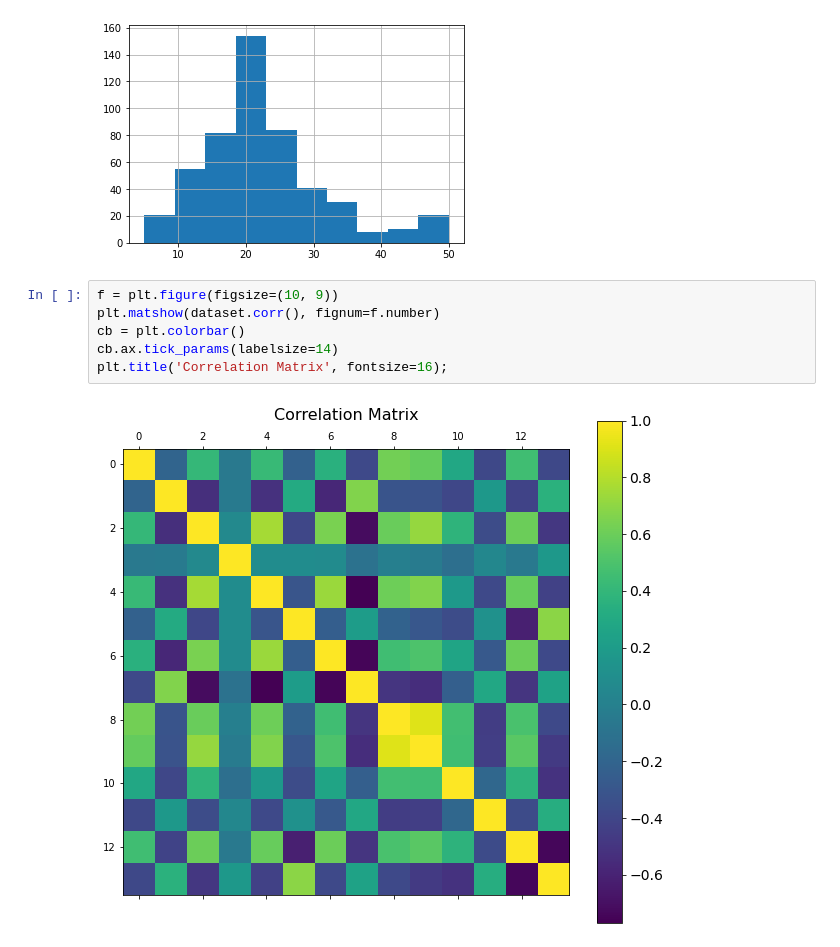
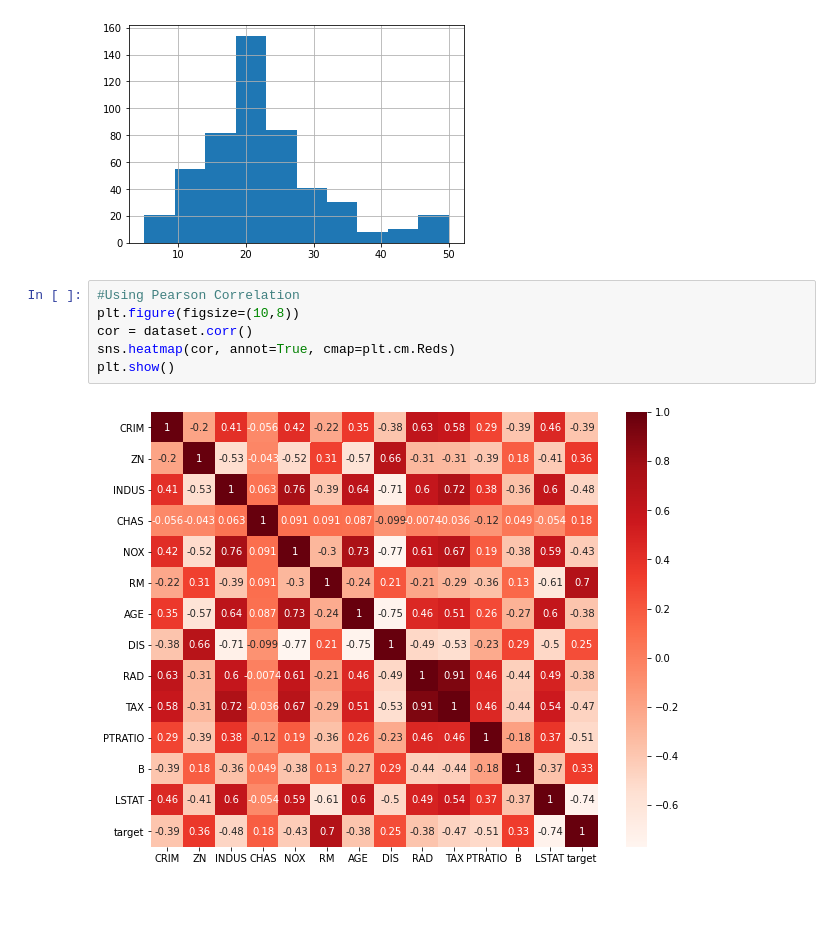
Before and after one commit to ralsouza/machine_learning, a Jupyter notebook: notebooks/01_simple_linear_regression.ipynb, the cells around one changed output. Drawn from its saved outputs; the diff is of its cells as text; blank space fills up the shorter version.

```diff
--- a/notebooks/01_simple_linear_regression.ipynb
+++ b/notebooks/01_simple_linear_regression.ipynb
@@ -67,11 +66,11 @@ dataset["target"].hist(bins=10)
 plt.show()
 # %% [output]
 [figure]
-# %%
-f = plt.figure(figsize=(10, 9))
-plt.matshow(dataset.corr(), fignum=f.number)
-cb = plt.colorbar()
-cb.ax.tick_params(labelsize=14)
-plt.title('Correlation Matrix', fontsize=16);
-# %% [output]
-[figure, removed]
+# %%
+#Using Pearson Correlation
+plt.figure(figsize=(10,8))
+cor = dataset.corr()
+sns.heatmap(cor, annot=True, cmap=plt.cm.Reds)
+plt.show()
+# %% [output]
+[figure, added]
```
Also changed, not shown: parts of 1 cell of this notebook.
